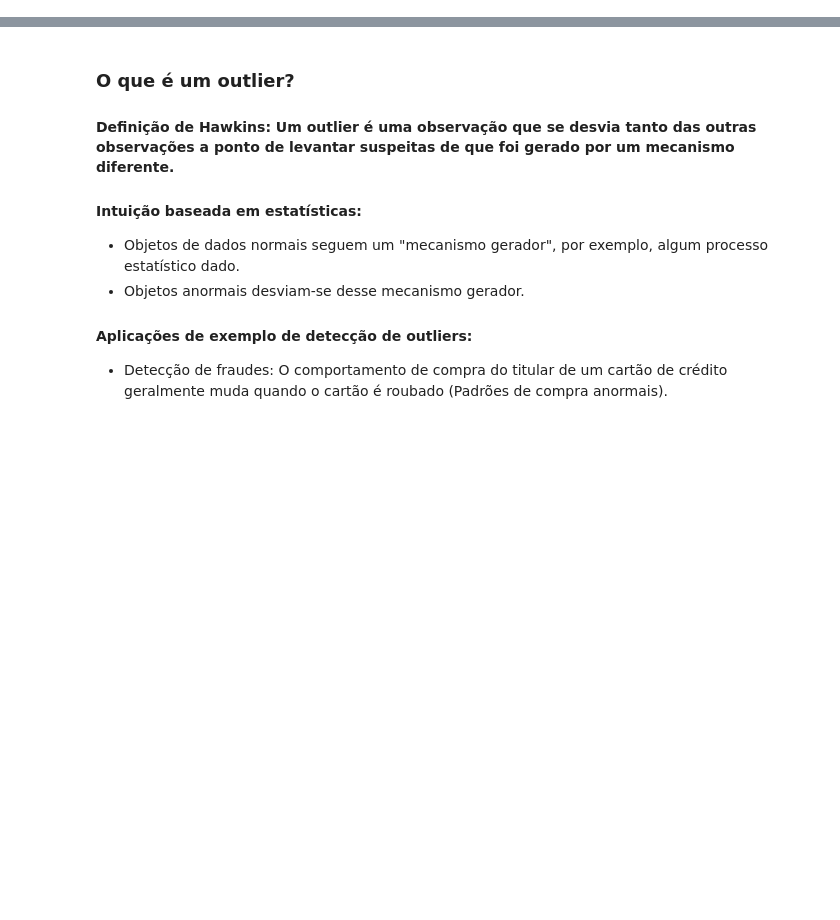
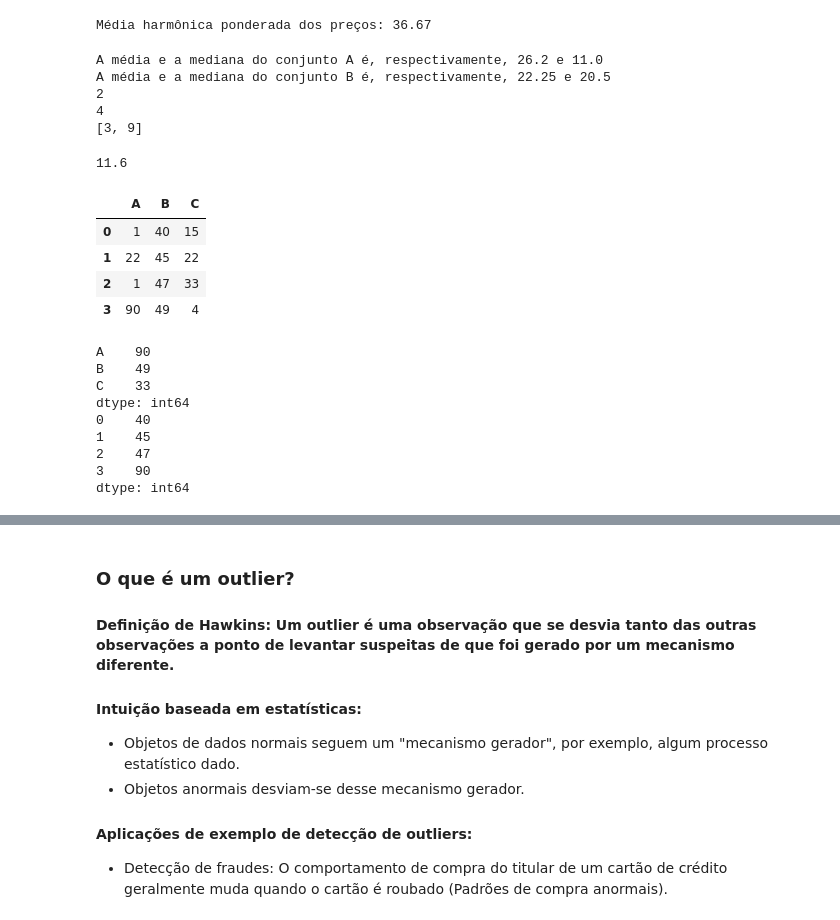
Before and after one commit to FernandaGClemente/Projetos_Estatistica, a Jupyter notebook: Estatística.ipynb, the cells around one changed output, grey strips where cells are left out. Saved outputs shown, nothing was run; the diff lists cells and outputs as text; code cells hidden in the pictures; blank space fills up the shorter version.

```diff
--- a/Estatística.ipynb
+++ b/Estatística.ipynb
@@ -13,0 +239,68 @@
+# %%
+# Média Harmônica Ponderada
+
+# Uma pessoa comprou 4 camisas a 30,00 por camisa e 2 camisas por 50,00 cada.
+# 120,00 em camisas de 30,00
+# 100,00 em camisas de 50,00
+
+# Modo 1
+gastos = [120, 100]
+precos = [30, 50]
+quantidades = [4, 2]
+
+preco_quatidade = ((gastos[0] * (1 / precos[0])) + (gastos[1] * (1 / precos[1])))
+precohP = 1  / (preco_quatidade / sum(gastos))
+print(f'Média harmônica ponderada dos preços: {precohP:.2f}')
+
+#sts.harmonic_me
+# %% [output]
+Média harmônica ponderada dos preços: 36.67
+# %%
+conjunto_a = [10,13,11,10,87]
+conjunto_b = [23,31,17,18]
+media_a = np.mean(conjunto_a)
+mediana_a = np.median(conjunto_a)
+media_b = np.mean(conjunto_b)
+mediana_b = np.median(conjunto_b)
+print(f'A média e a mediana do conjunto A é, respectivamente, {media_a} e {mediana_a}')
+print('A média e a mediana do conjunto B é, respectivamente, {} e {}'.format(media_b,mediana_b))
+
+a = [11,2,2,9,7]
+b = [4,4,19]
+c = [3,3,1,9,9]
+moda_a = sts.mode(a)
+moda_b = sts.mode(b)
+moda_c = sts.multimode(c)
+print(f'{moda_a}\n{moda_b}\n{moda_c}\n')
+# %% [output]
+A média e a mediana do conjunto A é, respectivamente, 26.2 e 11.0
+A média e a mediana do conjunto B é, respectivamente, 22.25 e 20.5
+2
+4
+[3, 9]
+# %%
+B = [5,8,10,12,15]
+variancia_B = np.var(B)
+print(variancia_B)
+
+dados = {'A': [1,22,1,90], 'B': [40,45,47,49], 'C': [15,22,33,4]}
+df = pd.DataFrame(dados)
+display(df)
+print(df.max())
+print(df.max(axis=1))
+# %% [output]
+11.6
+|  | A | B | C |
+| 0 | 1 | 40 | 15 |
+| 1 | 22 | 45 | 22 |
+| 2 | 1 | 47 | 33 |
+| 3 | 90 | 49 | 4 |
+A    90
+B    49
+C    33
+dtype: int64
+0    40
+1    45
+2    47
+3    90
+dtype: int64
```
Also changed, not shown: parts of 27 cells of this notebook, 45 other files.
